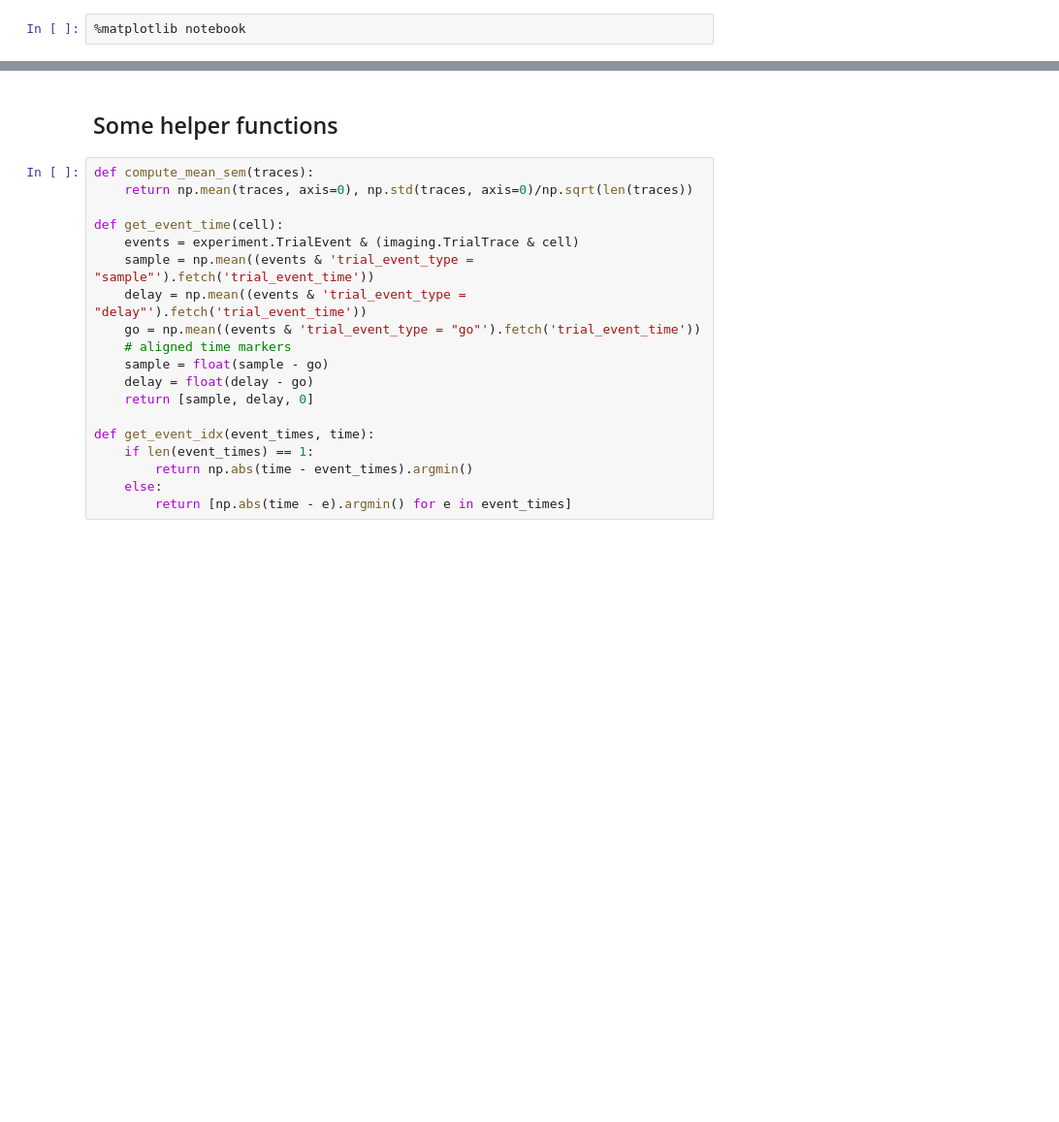
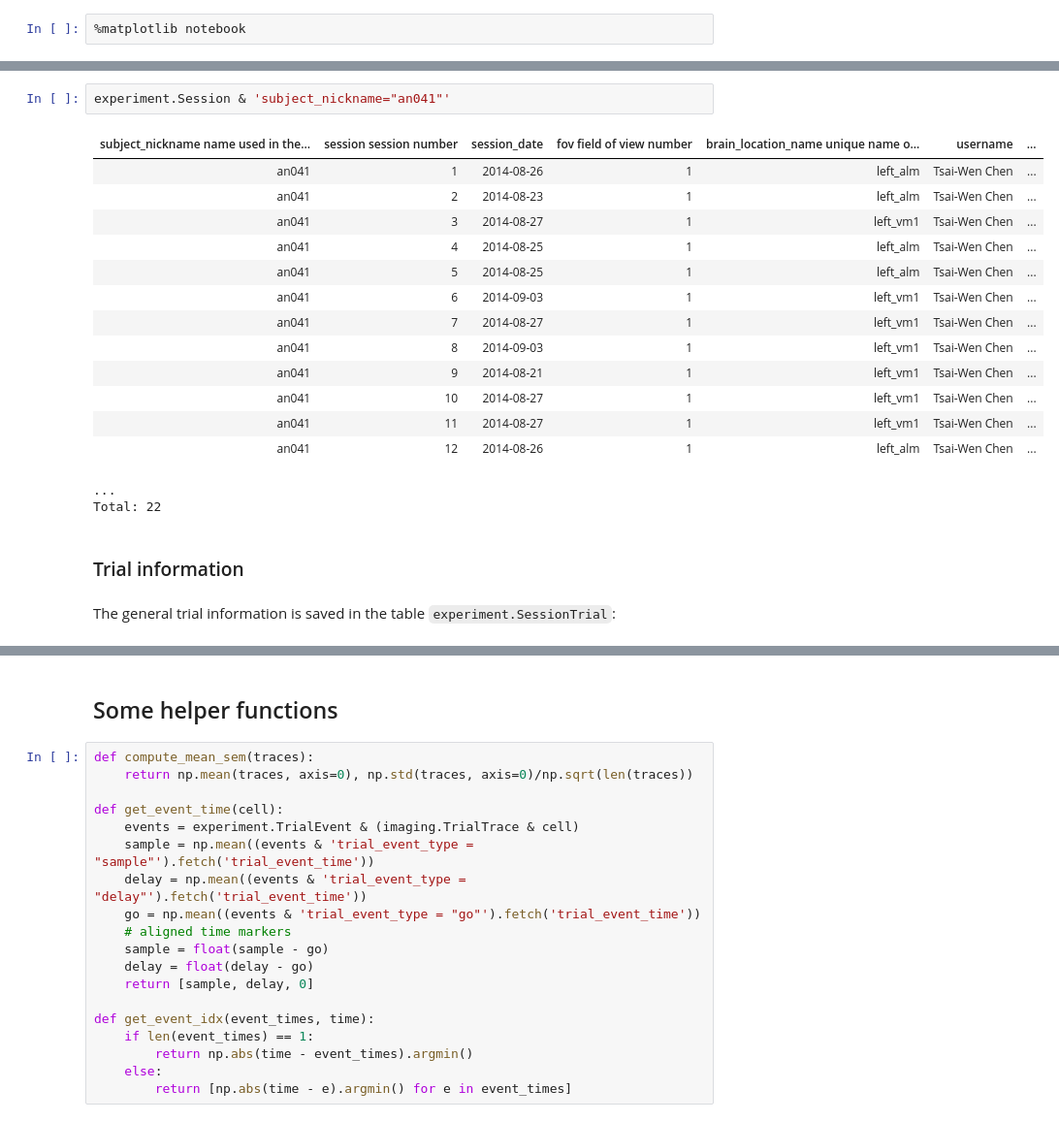
Before and after one commit to shenshan/Chen-2017, a Jupyter notebook: notebooks/Figure_replication.ipynb, the cells around one changed output, grey strips where cells are left out. Shown at 97% size. Drawn from its saved outputs; the diff is of its cells as text; blank space fills up the shorter version.

```diff
--- a/notebooks/Figure_replication.ipynb
+++ b/notebooks/Figure_replication.ipynb
@@ -14,0 +90,22 @@ import seaborn as sns
+# %%
+experiment.Session & 'subject_nickname="an041"'
+# %% [output]
+| subject_nickname name used in the... | session session number | session_date | fov field of view number | brain_location_name unique name o... | username | ... |
+| an041 | 1 | 2014-08-26 | 1 | left_alm | Tsai-Wen Chen | ... |
+| an041 | 2 | 2014-08-23 | 1 | left_alm | Tsai-Wen Chen | ... |
+| an041 | 3 | 2014-08-27 | 1 | left_vm1 | Tsai-Wen Chen | ... |
+| an041 | 4 | 2014-08-25 | 1 | left_alm | Tsai-Wen Chen | ... |
+| an041 | 5 | 2014-08-25 | 1 | left_alm | Tsai-Wen Chen | ... |
+| an041 | 6 | 2014-09-03 | 1 | left_vm1 | Tsai-Wen Chen | ... |
+| an041 | 7 | 2014-08-27 | 1 | left_vm1 | Tsai-Wen Chen | ... |
+| an041 | 8 | 2014-09-03 | 1 | left_vm1 | Tsai-Wen Chen | ... |
+| an041 | 9 | 2014-08-21 | 1 | left_vm1 | Tsai-Wen Chen | ... |
+| an041 | 10 | 2014-08-27 | 1 | left_vm1 | Tsai-Wen Chen | ... |
+| an041 | 11 | 2014-08-27 | 1 | left_vm1 | Tsai-Wen Chen | ... |
+| an041 | 12 | 2014-08-26 | 1 | left_alm | Tsai-Wen Chen | ... |
+...
+Total: 22
+# %% [markdown]
+### Trial information
+# %% [markdown]
+The general trial information is saved in the table `experiment.SessionTrial`:
```
Also changed, not shown: parts of 62 cells of this notebook, 5 other files.
